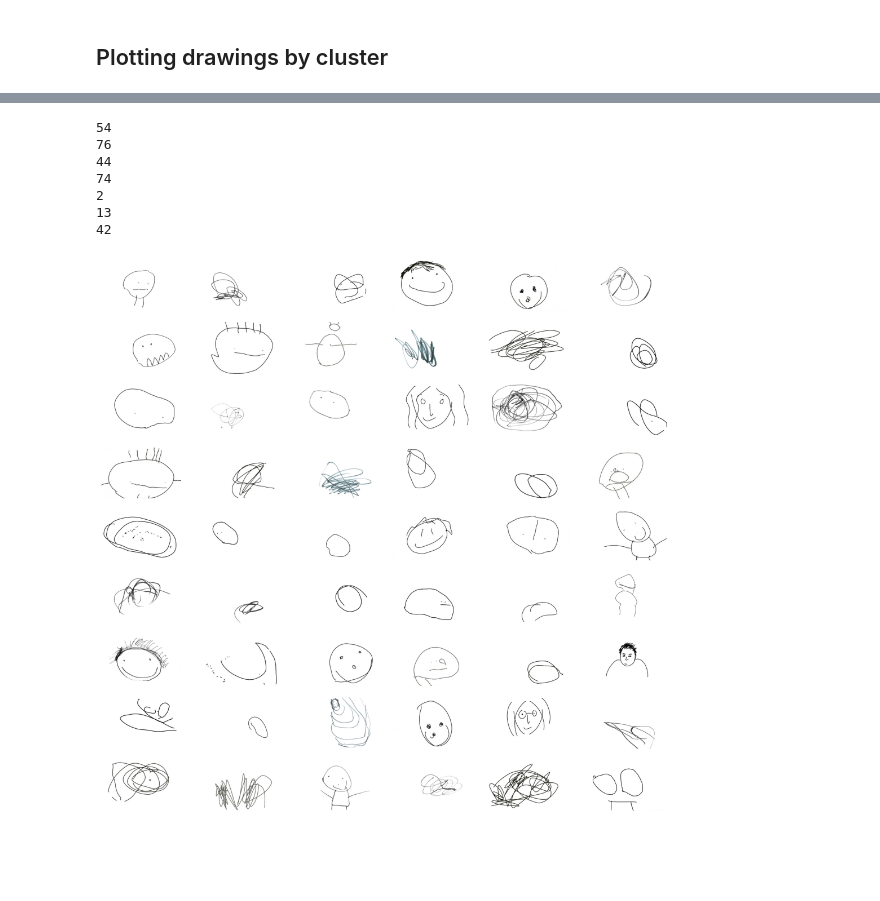
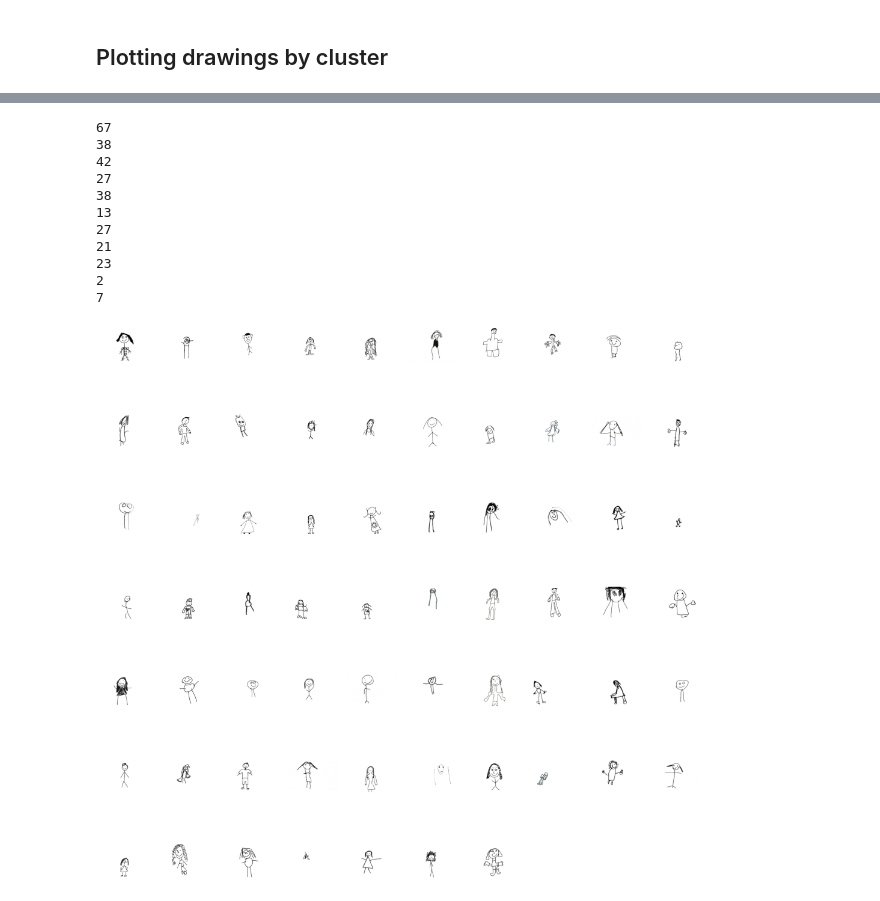
Before and after one commit to ClintJensen/CovNet_Human_Drawings, a Jupyter notebook: CovNet_VGG_19_Drawings_fc2_Clint.ipynb, the cells around one changed output, grey strips where cells are left out. Saved outputs shown, nothing was run; the diff lists cells and outputs as text; code cells hidden in the pictures; blank space fills up the shorter version.

```diff
--- a/CovNet_VGG_19_Drawings_fc2_Clint.ipynb
+++ b/CovNet_VGG_19_Drawings_fc2_Clint.ipynb
@@ -220,11 +216,11 @@ plt.show()
 # %% [output]
 [figure]
 # %%
-# Based on the dendogram, it looks like we have 4 clusters
+# Based on the dendogram, it looks like we have 11 clusters
 # Let's use sklearn to perform the hierarchical clustering
 from sklearn.cluster import AgglomerativeClustering
 
-k = 7
+k = 11
 hclustering = AgglomerativeClustering(n_clusters = k, affinity='euclidean', linkage='ward')
 hclustering.fit(vgg19_feature_list_np)
 # %% [output]
@@ -277 +302,8 @@ Shape:  (305, 2)
+# %%
+#And write it to a csv file
+drawings_df = pd.DataFrame(drawings_df)
+
+#pd.DataFrame(labelList).to_csv("drawings_df.csv", header=None, index=None)
+
+drawings_df.to_csv("drawings_df_fc2_11clust.csv", index=None)
 # %%
@@ -338,46 +390,54 @@ print(len(cluster_4))
 print(len(cluster_5))
 print(len(cluster_6))
 print(len(cluster_7))
+print(len(cluster_8))
+print(len(cluster_9))
+print(len(cluster_10))
+print(len(cluster_11))
 # %% [output]
-54
-76
-44
-74
+67
+38
+42
+27
+38
+13
+27
+21
+23
 2
-13
-42
+7
 # %%
 # Let's plot all images classified together in cluster 1
 
 # Image parameters
 width = 10
 height = 10
-nrows = 9
-ncols = 6
+nrows = 7
+ncols = 10
 fig=plt.figure(figsize=(18, 18))
 
 # pick the cluster to plot
 cluster = cluster_1
 
 # We need to create a counter to loop over images and allocate
 # the image in the right position in the grid
 pic_index = 0
 
 # Loop over each pic and plot it in the the grid
 # .iterrows() is a method that works with pandas dataframes
 for index, row in (cluster.iterrows()):
   pic_index += 1
   # Create grid to plot images
   fig.add_subplot(nrows, ncols, pic_index)
   img_path = path + row['filenames_np']
   img=mpimg.imread(img_path)
   imgplot = plt.imshow(img)
   # get rid off axis and grid within each pic
   plt.axis('off')
-plt.savefig('cluster_1_fc2_drawings.png', dpi=200)
+plt.savefig('cluster_1_fc2_drawings_DAP.png', dpi=200)
 plt.show()
 # %% [output]
-[figure, old version]
+[figure, new version]
 # %%
 # Let's plot all images classified together in cluster 2
 
```
Also changed, not shown: parts of 23 cells of this notebook.
